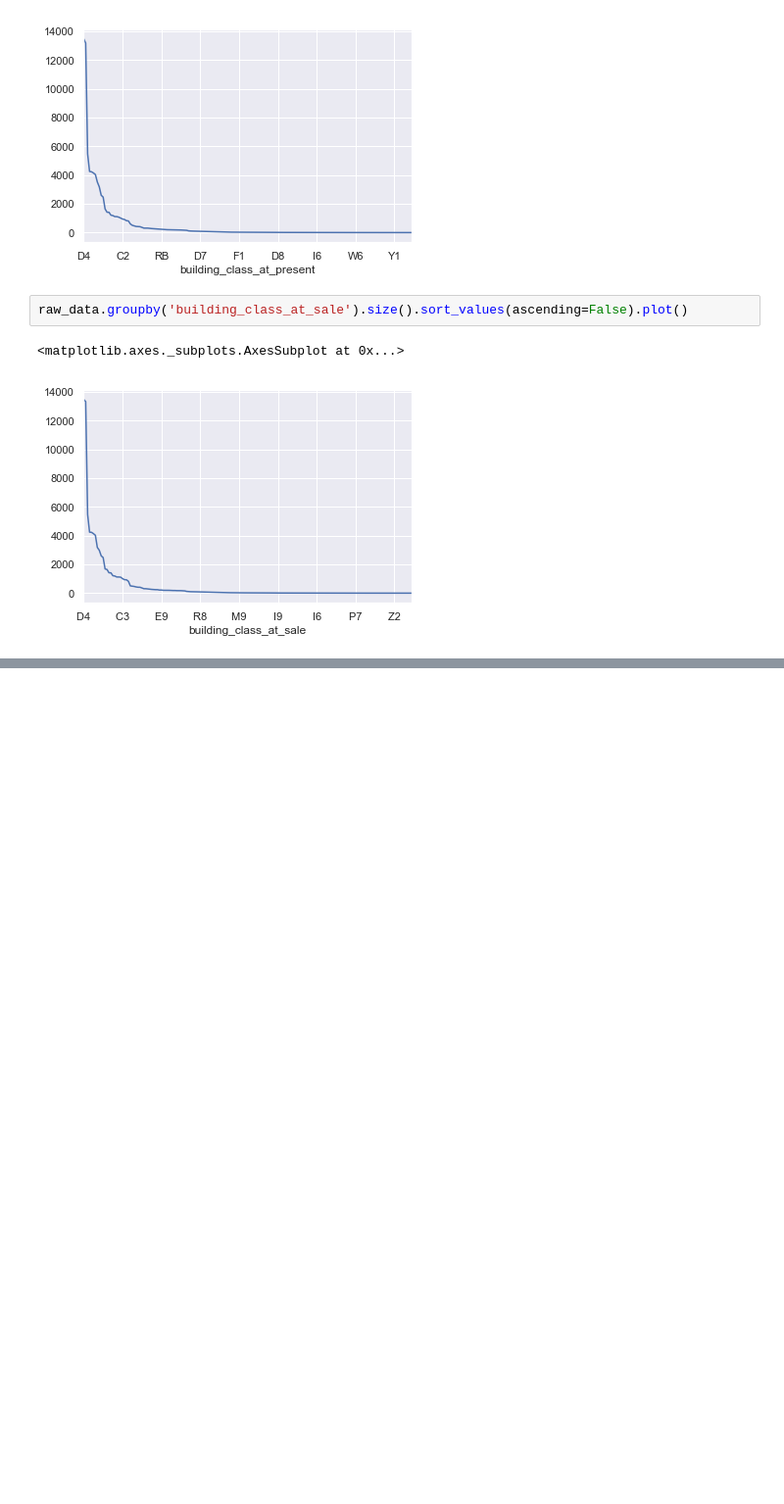
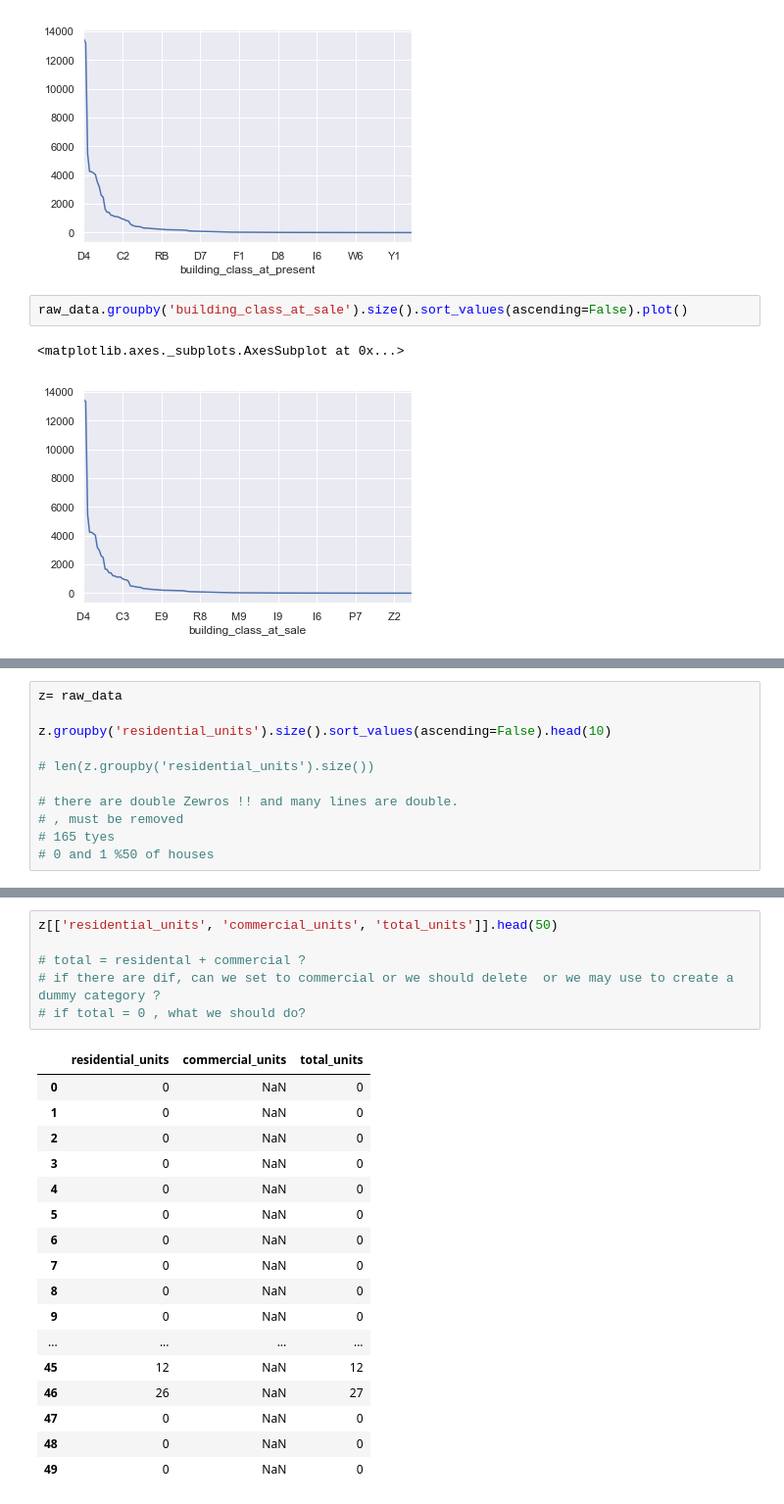
Before and after one commit to tansudasli/analytics-sandbox, a Jupyter notebook: real_estate_of_nyc_EDA.ipynb, the cells around one changed output, grey strips where cells are left out. Shown at 98% size. Cells and saved outputs as stored; diff of their text form; blank space fills up the shorter version.

```diff
--- a/real_estate_of_nyc_EDA.ipynb
+++ b/real_estate_of_nyc_EDA.ipynb
@@ -258,0 +338,11 @@ Length: 100, dtype: int64
+# %%
+z= raw_data
+
+z.groupby('residential_units').size().sort_values(ascending=False).head(10)
+
+# len(z.groupby('residential_units').size())
+
+# there are double Zewros !! and many lines are double.
+# , must be removed
+# 165 tyes
+# 0 and 1 %50 of houses
@@ -258,0 +416,24 @@ Length: 100, dtype: int64
+# %%
+z[['residential_units', 'commercial_units', 'total_units']].head(50)
+
+# total = residental + commercial ?
+# if there are dif, can we set to commercial or we should delete  or we may use to create a dummy category ?
+# if total = 0 , what we should do?
+# %% [output]
+|  | residential_units | commercial_units | total_units |
+| 0 | 0 | NaN | 0 |
+| 1 | 0 | NaN | 0 |
+| 2 | 0 | NaN | 0 |
+| 3 | 0 | NaN | 0 |
+| 4 | 0 | NaN | 0 |
+| 5 | 0 | NaN | 0 |
+| 6 | 0 | NaN | 0 |
+| 7 | 0 | NaN | 0 |
+| 8 | 0 | NaN | 0 |
+| 9 | 0 | NaN | 0 |
+| ... | ... | ... | ... |
+| 45 | 12 | NaN | 12 |
+| 46 | 26 | NaN | 27 |
+| 47 | 0 | NaN | 0 |
+| 48 | 0 | NaN | 0 |
+| 49 | 0 | NaN | 0 |
```
Also changed, not shown: parts of 29 cells of this notebook.
